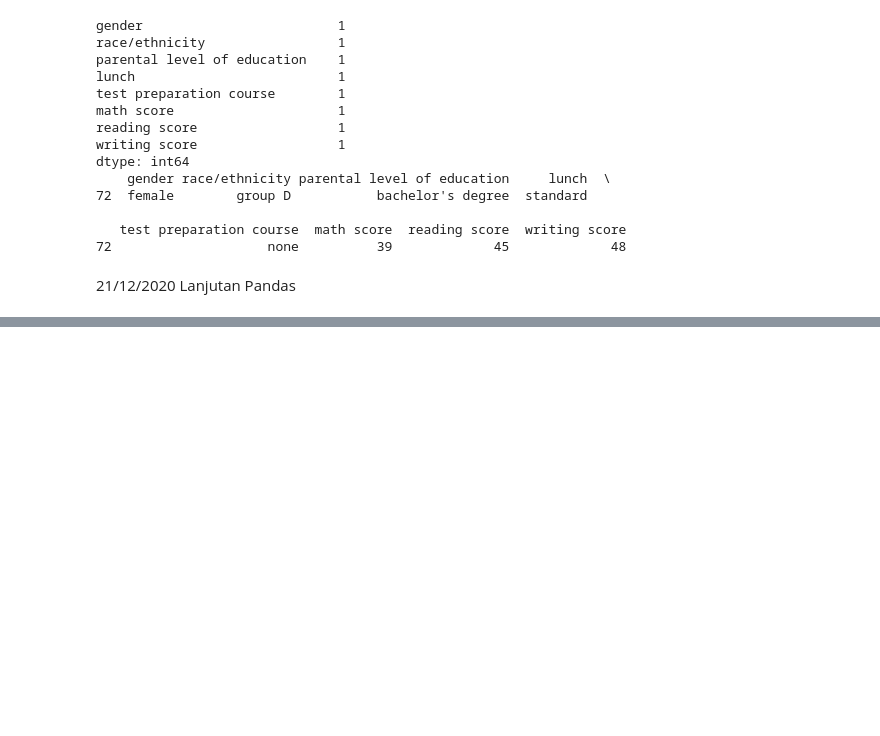
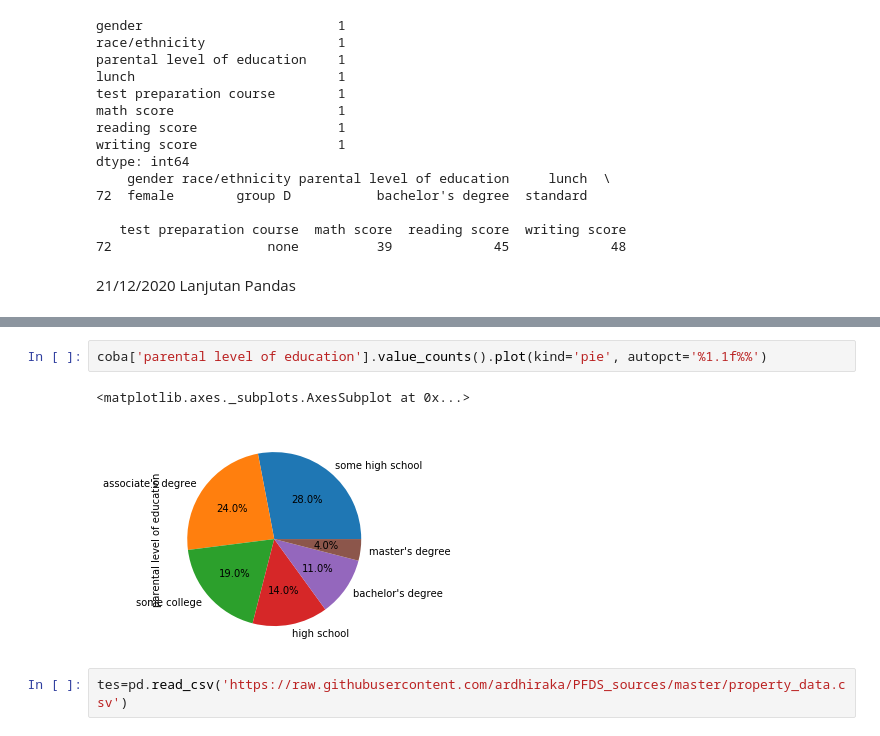
Before and after one commit to pHeesari/H8_050, a Jupyter notebook: Intro_to_Python.ipynb, the cells around one changed output, grey strips where cells are left out. Cells and saved outputs as stored; diff of their text form; blank space fills up the shorter version.

```diff
--- a/Intro_to_Python.ipynb
+++ b/Intro_to_Python.ipynb
@@ -360,0 +618,7 @@ dtype: int64
+# %%
+coba['parental level of education'].value_counts().plot(kind='pie', autopct='%1.1f%%')
+# %% [output]
+<matplotlib.axes._subplots.AxesSubplot at 0x...>
+[figure, added]
+# %%
+tes=pd.read_csv('https://raw.githubusercontent.com/ardhiraka/PFDS_sources/master/property_data.csv')
```
Also changed, not shown: parts of 43 cells of this notebook.
